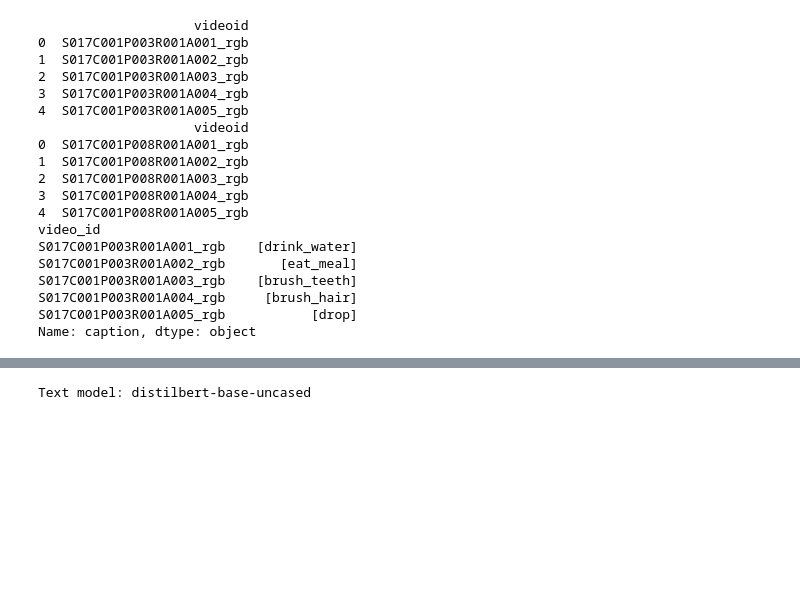
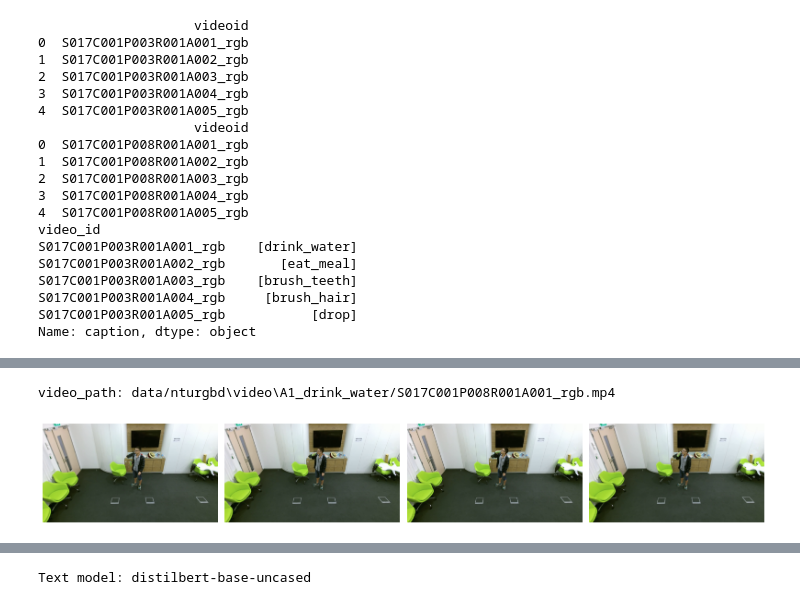
Before and after one commit to Yeonjae37/Fine-VLA, a Jupyter notebook: notebooks/dataset.ipynb, the cells around one changed output, grey strips where cells are left out. Saved outputs shown, nothing was run; the diff lists cells and outputs as text; code cells hidden in the pictures; blank space fills up the shorter version.

```diff
--- a/notebooks/dataset.ipynb
+++ b/notebooks/dataset.ipynb
@@ -189,0 +161,24 @@ S017C002P007R002A001_rgb  [drink_water]
+# %%
+import torch
+import numpy as np
+import matplotlib.pyplot as plt
+from src.data.base_dataset import read_frames_decord, sample_frames
+
+idx = 0
+sample_metadata = ntu_dataset.metadata.iloc[idx]
+video_path, _ = ntu_dataset._get_video_path(sample_metadata)
+print(f"video_path: {video_path}")
+
+frames, frames_idx = read_frames_decord(video_path, 4, sample='uniform')
+
+fig, axes = plt.subplots(1, len(frames), figsize=(16, 4))
+for i, frame in enumerate(frames):
+    # 텐서를 이미지로 변환 (C,H,W) -> (H,W,C)
+    img = frame.permute(1, 2, 0).numpy()
+    axes[i].imshow(img)
+    axes[i].axis('off')
+plt.tight_layout()
+plt.show()
+# %% [output]
+video_path: data/nturgbd\video\A1_drink_water/S017C001P008R001A001_rgb.mp4
+[figure, added]
```
Also changed, not shown: parts of 10 cells of this notebook, 8 other files.
